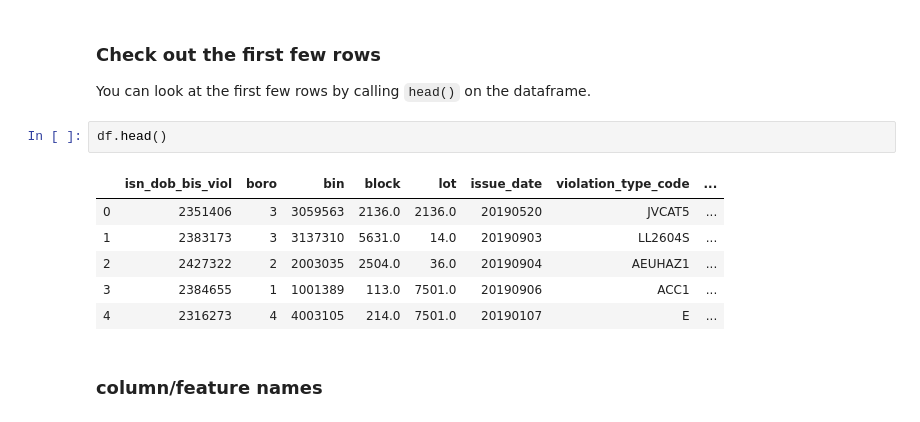
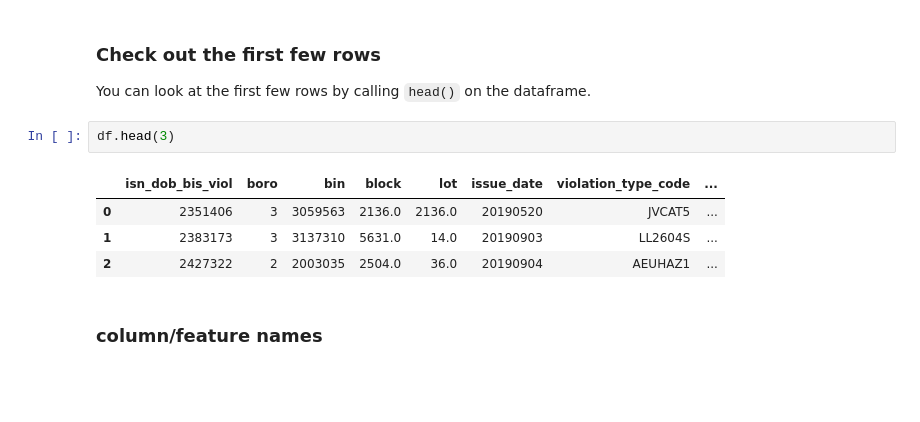
Before and after one commit to michalis0/DataScience_and_MachineLearning, a Jupyter notebook: week2/Data_Cleaning_in_Pandas.ipynb, the cells around one changed output. Saved outputs shown, nothing was run; the diff lists cells and outputs as text; blank space fills up the shorter version.

```diff
--- a/week2/Data_Cleaning_in_Pandas.ipynb
+++ b/week2/Data_Cleaning_in_Pandas.ipynb
@@ -41,14 +41,12 @@ df.shape
 ### Check out the first few rows
 You can look at the first few rows by calling `head()` on the dataframe.
 # %%
-df.head()
+df.head(3)
 # %% [output]
 |  | isn_dob_bis_viol | boro | bin | block | lot | issue_date | violation_type_code | ... |
 | 0 | 2351406 | 3 | 3059563 | 2136.0 | 2136.0 | 20190520 | JVCAT5 | ... |
 | 1 | 2383173 | 3 | 3137310 | 5631.0 | 14.0 | 20190903 | LL2604S | ... |
 | 2 | 2427322 | 2 | 2003035 | 2504.0 | 36.0 | 20190904 | AEUHAZ1 | ... |
-| 3 | 2384655 | 1 | 1001389 | 113.0 | 7501.0 | 20190906 | ACC1 | ... |
-| 4 | 2316273 | 4 | 4003105 | 214.0 | 7501.0 | 20190107 | E | ... |
 # %% [markdown]
 ### column/feature names
 # %%
```
Also changed, not shown: parts of 24 cells of this notebook, 2 other files.
